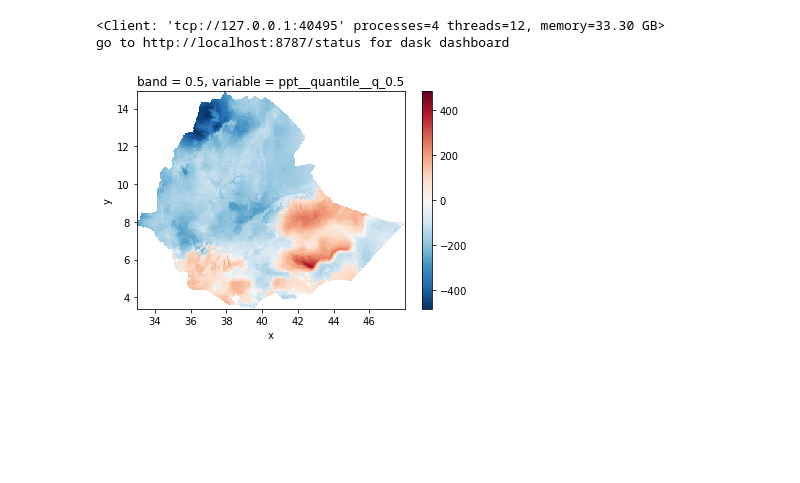
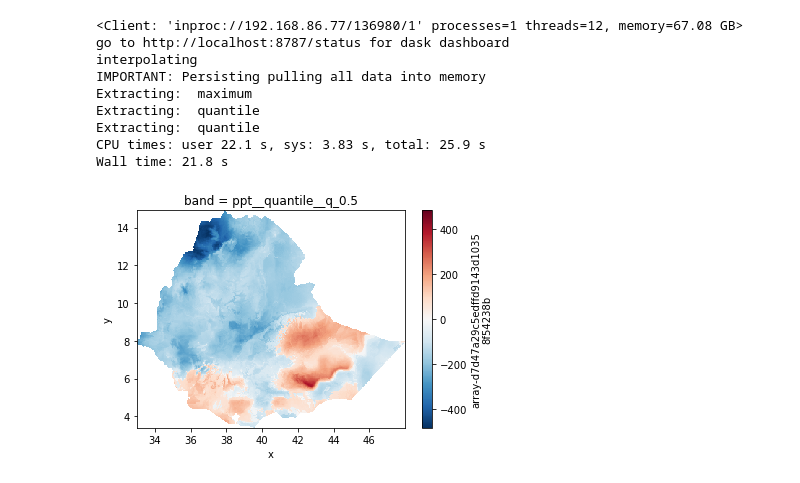
Before and after one commit to mmann1123/xr_fresh, a Jupyter notebook: notebooks/feature_extraction.ipynb, the cells around one changed output. Saved outputs shown, nothing was run; the diff lists cells and outputs as text; code cells hidden in the pictures; blank space fills up the shorter version.

```diff
--- a/notebooks/feature_extraction.ipynb
+++ b/notebooks/feature_extraction.ipynb
@@ -45,26 +54,45 @@ Attributes:
-# %%
-%timeit
-
-from dask.distributed import Client
-client = Client()
-print(client)
-
-
-f_dict = { 'maximum':[{}] ,
-          'quantile': [{'q':"0.5"},{'q':'0.95'}] }
-
-
-features = extract_features(xr_data=ds,
-                            feature_dict=f_dict,
-                            band='ppt',
-                            na_rm = True)
-
-out = features.sel(variable="ppt__" + 'quantile__q_0.5')
-out.plot.imshow()
-
-client.close()
-# %% [output]
-<Client: 'tcp://127.0.0.1:40495' processes=4 threads=12, memory=33.30 GB>
-go to http://localhost:8787/status for dask dashboard
-[figure, removed]
+# %%
+%%time
+
+# start cluster
+cluster = Cluster()
+cluster.start_large_object()
+
+
+f_dict = { 'maximum':[{}] ,
+          'quantile': [{'q':"0.5"},{'q':'0.95'}] }
+
+
+# interpolate missing values
+print('interpolating')
+ds = ds.interpolate_na(dim='time',method='linear', limit=5)
+
+ds = ds.chunk({'time': -1,'band':1,'x':250,'y':250}) # rechunk after interpolation
+ds.attrs['nodatavals'] =  (-9999,)
+
+
+features = extract_features(xr_data=ds,
+                            feature_dict=f_dict,
+                            band='ppt',
+                            dim='variable',
+                            na_rm = True,
+                            persist=True,   # only if data can fit into memory
+                            filepath= None
+                           )
+
+out = features.sel(band = "ppt__quantile__q_0.5")
+out.plot.imshow()
+
+cluster.close()
+# %% [output]
+<Client: 'inproc://192.168.86.77/136980/1' processes=1 threads=12, memory=67.08 GB>
+go to http://localhost:8787/status for dask dashboard
+interpolating
+IMPORTANT: Persisting pulling all data into memory
+Extracting:  maximum
+Extracting:  quantile
+Extracting:  quantile
+CPU times: user 22.1 s, sys: 3.83 s, total: 25.9 s
+Wall time: 21.8 s
+[figure, added]
 # %%
```
Also changed, not shown: parts of 5 cells of this notebook, 2 other files.
